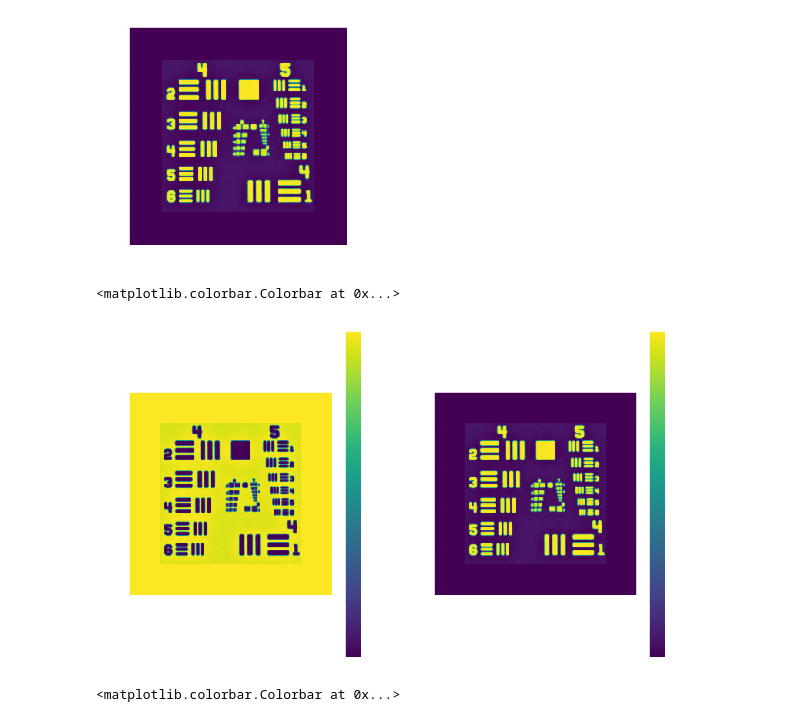
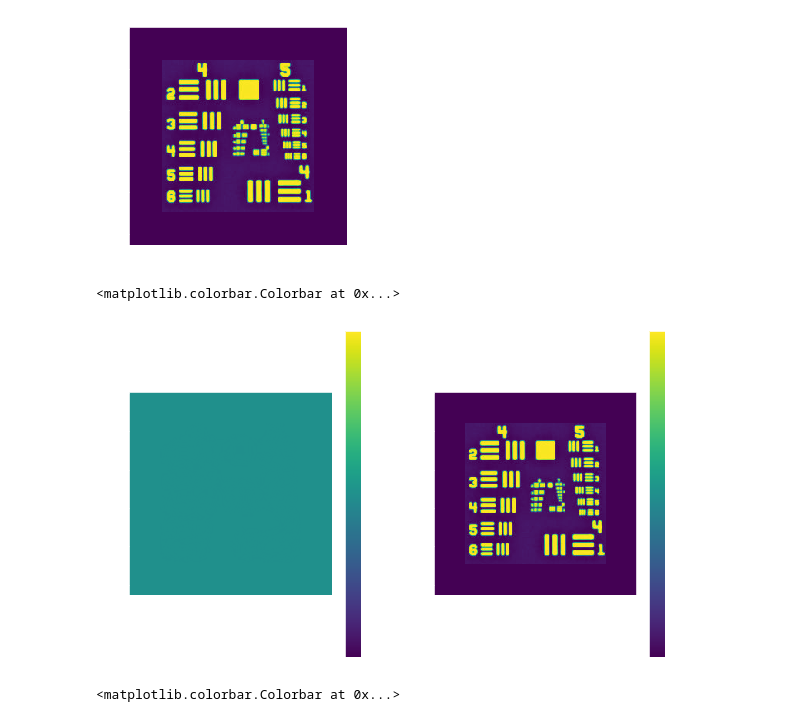
Before and after one commit to lihaoyeh/cSIM_Python3, a Jupyter notebook: cSIM_speckle_simulation.ipynb, the cells around one changed output. Drawn from its saved outputs; the diff is of its cells as text; code cells hidden in the pictures.

```diff
--- a/cSIM_speckle_simulation.ipynb
+++ b/cSIM_speckle_simulation.ipynb
@@ -45,20 +45,21 @@ plt.imshow(I)
 # %%
 # Setup sample's transmittance function
 
 amp = (1-I)+0.5
 amp = amp/np.max(amp)
+amp = np.ones_like(I)
 ph = I.copy()
 
 T_c = amp * np.exp(1j*ph)
 
 fig,ax = plt.subplots(1,2,figsize=(10,6))
 ax0 = ax[0].imshow(abs(T_c))
 ax1 = ax[1].imshow(np.angle(T_c))
 fig.colorbar(ax0,ax=ax[0])
 fig.colorbar(ax1,ax=ax[1])
 # %% [output]
 <matplotlib.colorbar.Colorbar at 0x...>
-[figure, old version]
+[figure, new version]
 # %%
 ps = pscrop/upsamp_factor
 N, M = I.shape
```
Also changed, not shown: parts of 5 cells of this notebook, 2 other files.
